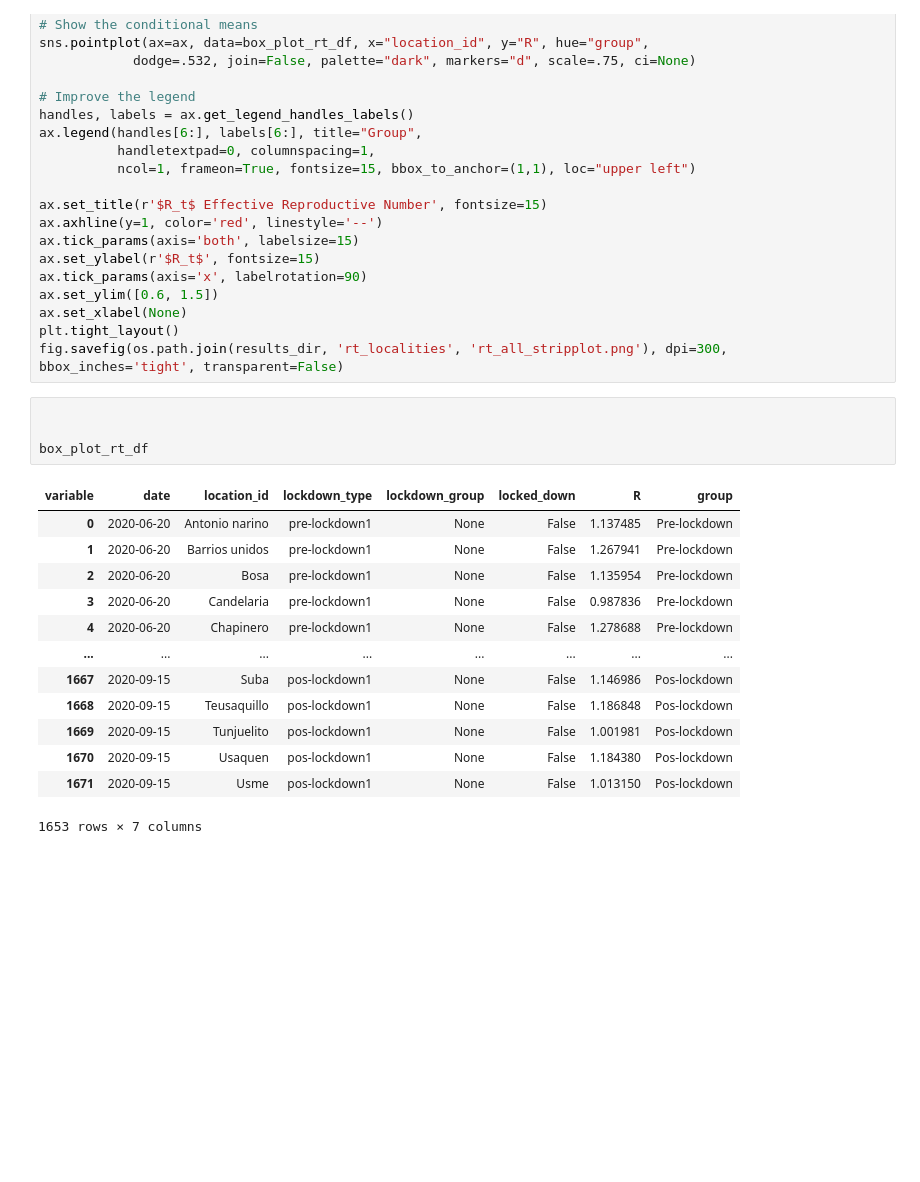
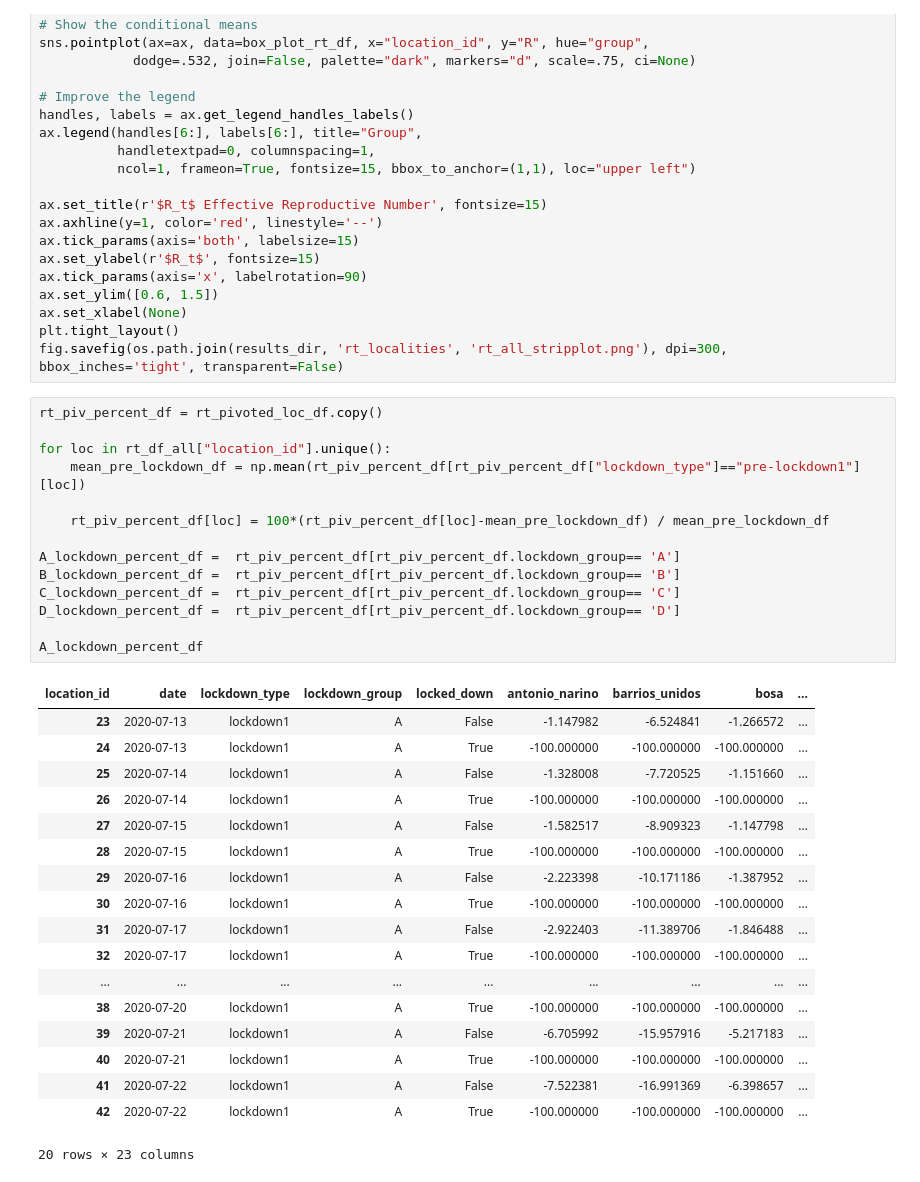
Before and after one commit to ChaosDonkey06/bogota_covid19_lockdowns, a Jupyter notebook: rt_percentual_change.ipynb, the cells around one changed output. Drawn from its saved outputs; the diff is of its cells as text; blank space fills up the shorter version.

```diff
--- a/rt_percentual_change.ipynb
+++ b/rt_percentual_change.ipynb
@@ -292,21 +292,36 @@ ax.set_ylim([0.6, 1.5])
 ax.set_xlabel(None)
 plt.tight_layout()
 fig.savefig(os.path.join(results_dir, 'rt_localities', 'rt_all_stripplot.png'), dpi=300,  bbox_inches='tight', transparent=False)
-# %%
-
-
-box_plot_rt_df
-# %% [output]
-| variable | date | location_id | lockdown_type | lockdown_group | locked_down | R | group |
-| 0 | 2020-06-20 | Antonio narino | pre-lockdown1 | None | False | 1.137485 | Pre-lockdown |
-| 1 | 2020-06-20 | Barrios unidos | pre-lockdown1 | None | False | 1.267941 | Pre-lockdown |
-| 2 | 2020-06-20 | Bosa | pre-lockdown1 | None | False | 1.135954 | Pre-lockdown |
-| 3 | 2020-06-20 | Candelaria | pre-lockdown1 | None | False | 0.987836 | Pre-lockdown |
-| 4 | 2020-06-20 | Chapinero | pre-lockdown1 | None | False | 1.278688 | Pre-lockdown |
-| ... | ... | ... | ... | ... | ... | ... | ... |
-| 1667 | 2020-09-15 | Suba | pos-lockdown1 | None | False | 1.146986 | Pos-lockdown |
-| 1668 | 2020-09-15 | Teusaquillo | pos-lockdown1 | None | False | 1.186848 | Pos-lockdown |
-| 1669 | 2020-09-15 | Tunjuelito | pos-lockdown1 | None | False | 1.001981 | Pos-lockdown |
-| 1670 | 2020-09-15 | Usaquen | pos-lockdown1 | None | False | 1.184380 | Pos-lockdown |
-| 1671 | 2020-09-15 | Usme | pos-lockdown1 | None | False | 1.013150 | Pos-lockdown |
-1653 rows × 7 columns
+# %%
+rt_piv_percent_df = rt_pivoted_loc_df.copy()
+
+for loc in rt_df_all["location_id"].unique():
+    mean_pre_lockdown_df = np.mean(rt_piv_percent_df[rt_piv_percent_df["lockdown_type"]=="pre-lockdown1"][loc])
+
+    rt_piv_percent_df[loc] = 100*(rt_piv_percent_df[loc]-mean_pre_lockdown_df) / mean_pre_lockdown_df
+
+A_lockdown_percent_df =  rt_piv_percent_df[rt_piv_percent_df.lockdown_group== 'A']
+B_lockdown_percent_df =  rt_piv_percent_df[rt_piv_percent_df.lockdown_group== 'B']
+C_lockdown_percent_df =  rt_piv_percent_df[rt_piv_percent_df.lockdown_group== 'C']
+D_lockdown_percent_df =  rt_piv_percent_df[rt_piv_percent_df.lockdown_group== 'D']
+
+A_lockdown_percent_df
+# %% [output]
+| location_id | date | lockdown_type | lockdown_group | locked_down | antonio_narino | barrios_unidos | bosa | ... |
+| 23 | 2020-07-13 | lockdown1 | A | False | -1.147982 | -6.524841 | -1.266572 | ... |
+| 24 | 2020-07-13 | lockdown1 | A | True | -100.000000 | -100.000000 | -100.000000 | ... |
+| 25 | 2020-07-14 | lockdown1 | A | False | -1.328008 | -7.720525 | -1.151660 | ... |
+| 26 | 2020-07-14 | lockdown1 | A | True | -100.000000 | -100.000000 | -100.000000 | ... |
+| 27 | 2020-07-15 | lockdown1 | A | False | -1.582517 | -8.909323 | -1.147798 | ... |
+| 28 | 2020-07-15 | lockdown1 | A | True | -100.000000 | -100.000000 | -100.000000 | ... |
+| 29 | 2020-07-16 | lockdown1 | A | False | -2.223398 | -10.171186 | -1.387952 | ... |
+| 30 | 2020-07-16 | lockdown1 | A | True | -100.000000 | -100.000000 | -100.000000 | ... |
+| 31 | 2020-07-17 | lockdown1 | A | False | -2.922403 | -11.389706 | -1.846488 | ... |
+| 32 | 2020-07-17 | lockdown1 | A | True | -100.000000 | -100.000000 | -100.000000 | ... |
+| ... | ... | ... | ... | ... | ... | ... | ... | ... |
+| 38 | 2020-07-20 | lockdown1 | A | True | -100.000000 | -100.000000 | -100.000000 | ... |
+| 39 | 2020-07-21 | lockdown1 | A | False | -6.705992 | -15.957916 | -5.217183 | ... |
+| 40 | 2020-07-21 | lockdown1 | A | True | -100.000000 | -100.000000 | -100.000000 | ... |
+| 41 | 2020-07-22 | lockdown1 | A | False | -7.522381 | -16.991369 | -6.398657 | ... |
+| 42 | 2020-07-22 | lockdown1 | A | True | -100.000000 | -100.000000 | -100.000000 | ... |
+20 rows × 23 columns
```
Also changed, not shown: parts of 1 cell of this notebook.
